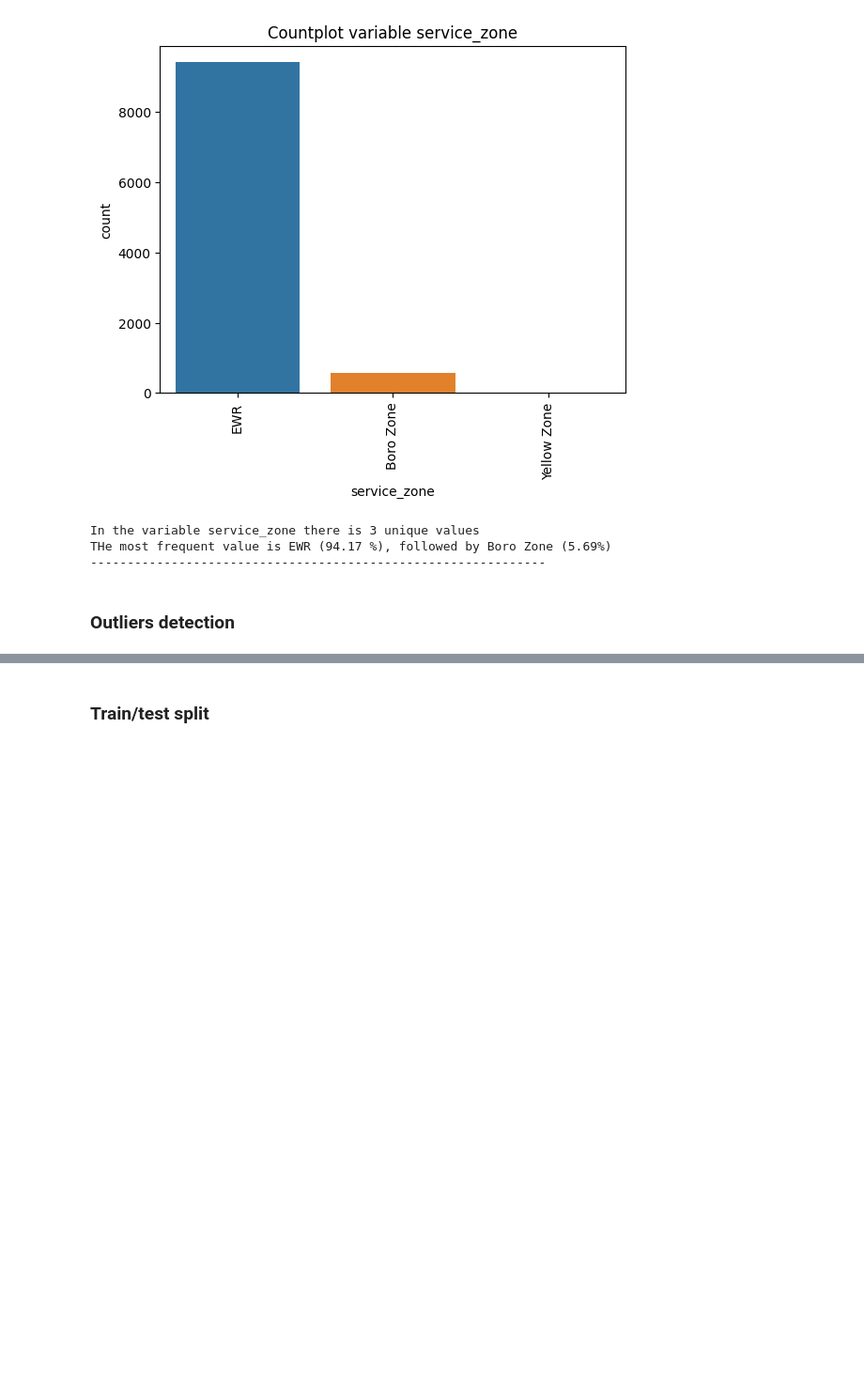
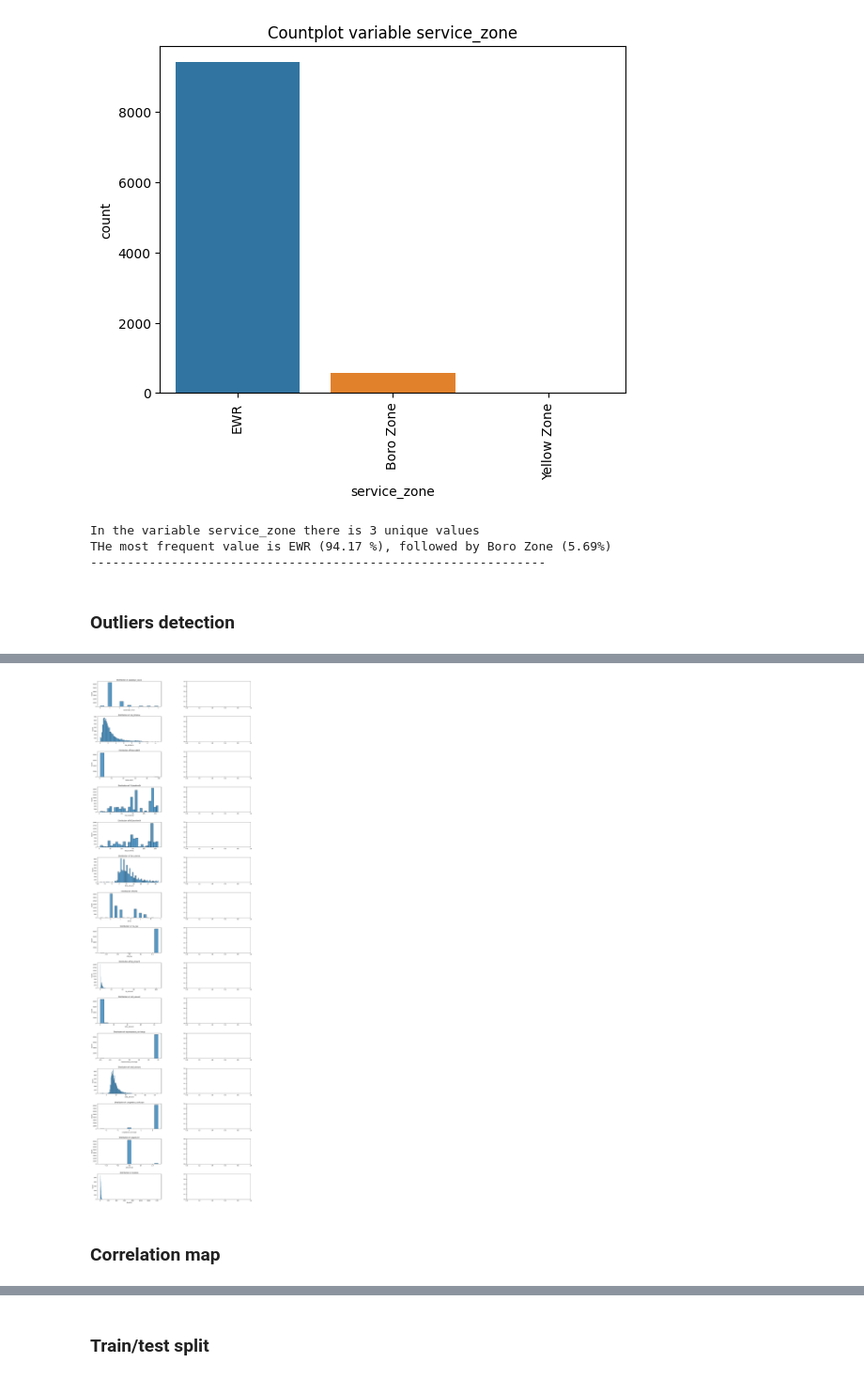
Before and after one commit to andres-mart/FinalProject, a Jupyter notebook: EDA.ipynb, the cells around one changed output, grey strips where cells are left out. Shown at 94% size. Saved outputs shown, nothing was run; the diff lists cells and outputs as text; code cells hidden in the pictures; blank space fills up the shorter version.

```diff
--- a/EDA.ipynb
+++ b/EDA.ipynb
@@ -336,3 +345,25 @@ filtered_df = clean_outliers('fare_amount')
+# %%
+
+columns = filtered_df.drop(['PUZone', 'DOZone'], axis=1).columns
+fig, axes = plt.subplots(nrows=len(columns), ncols=2, figsize=(20,60))
+
+for index, col in enumerate(columns):
+  axes[index][0].set_title(f"Distribution of {col}")
+  sns.histplot(x=filtered_df[col], ax=axes[index][0])
+  #axes[index][1].set_title(f"Distribution of {col}")
+  #sns.boxplot(x=filtered_df[col], ax=axes[index][1])
+
+plt.subplots_adjust(left=0.1,
+                    bottom=0.1,
+                    right=0.9,
+                    top=1,
+                    wspace=0.4,
+                    hspace=0.4)
+plt.show()
+# %% [output]
+[figure, added]
+# %% [markdown]
+### Correlation map
 # %%
 filtered_df.info()
 # %% [output]
```
Also changed, not shown: parts of 29 cells of this notebook.
